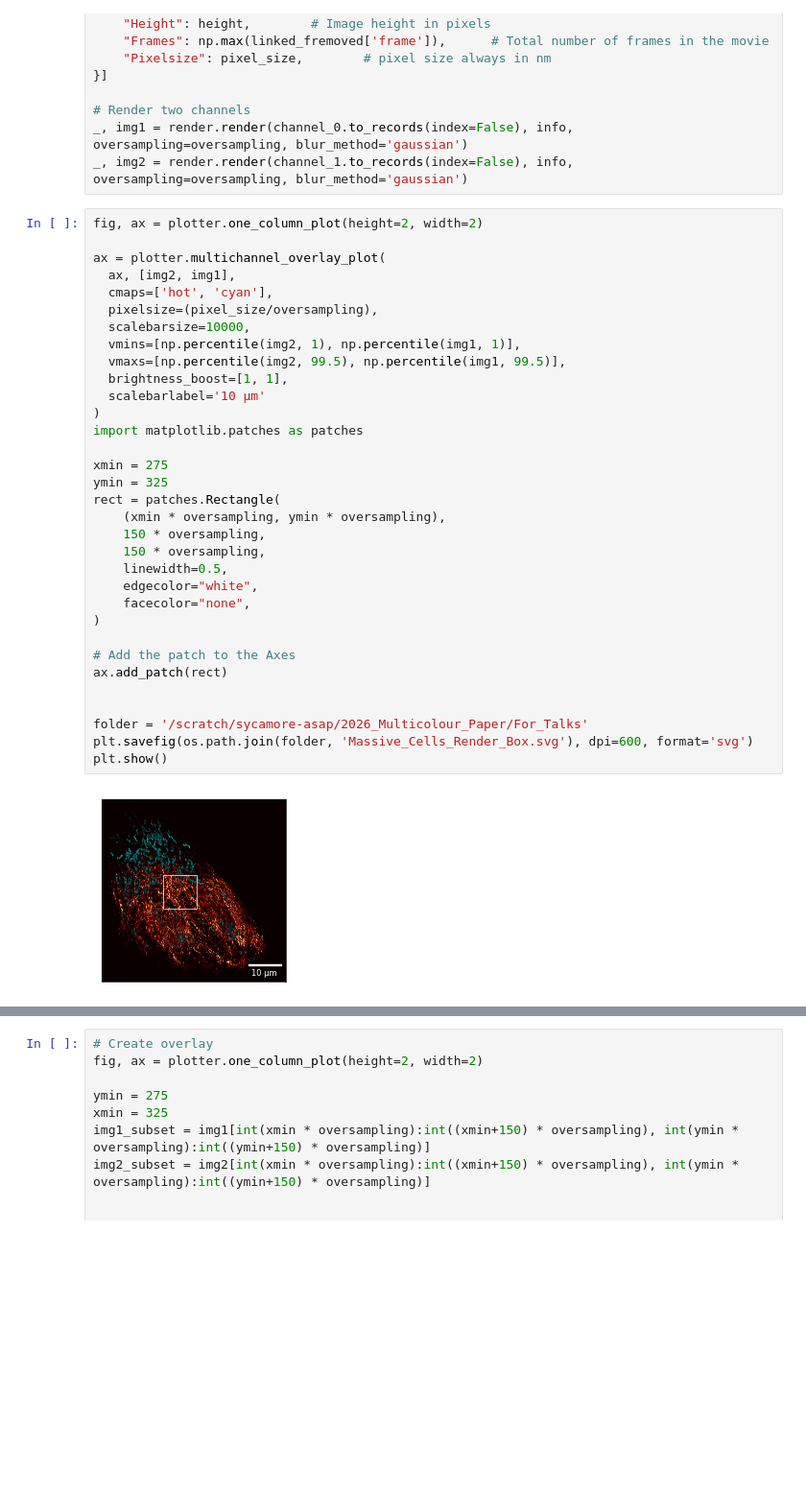
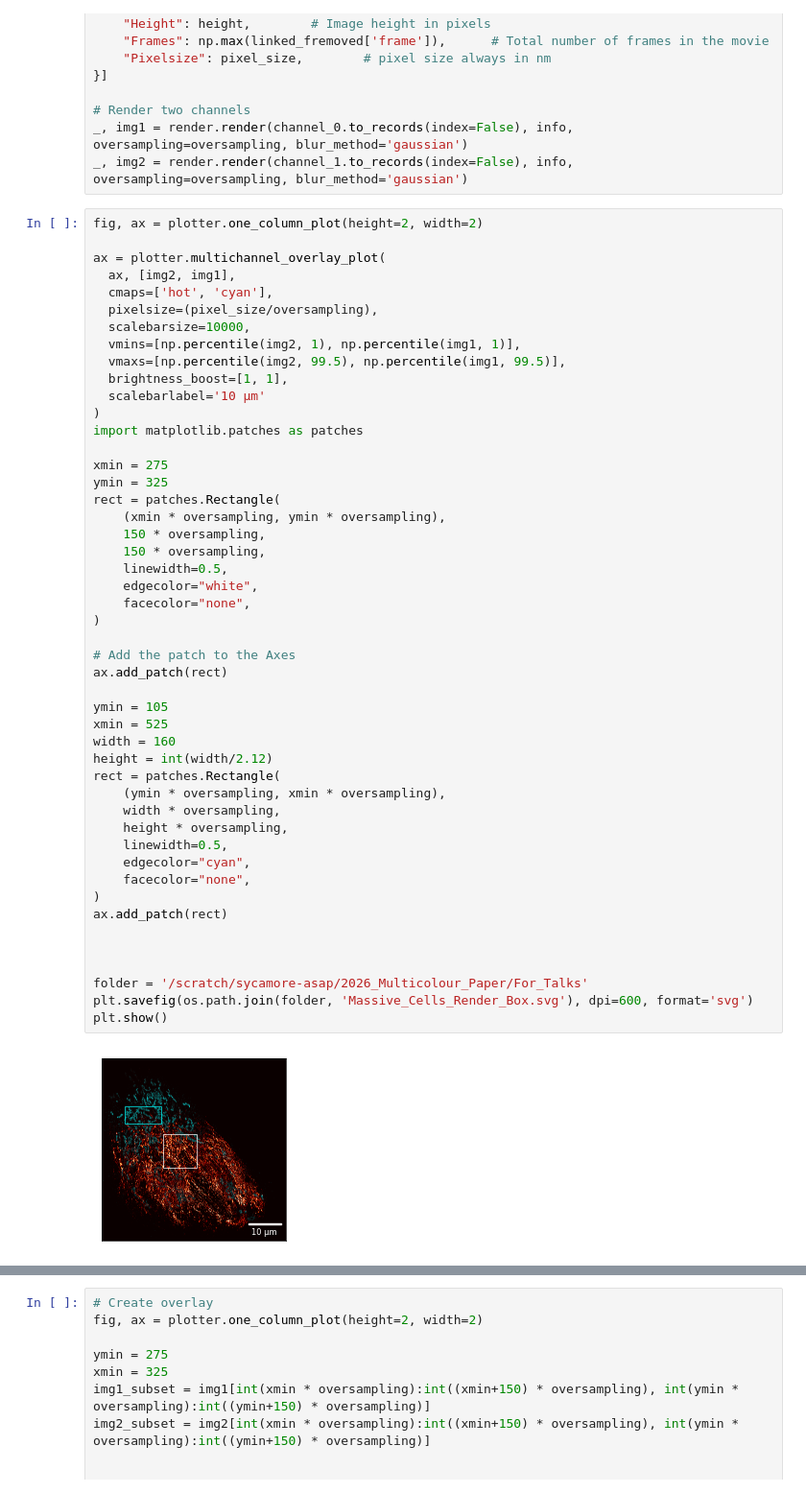
Before and after one commit to JBeckwith/pyS3M, a Jupyter notebook: notebooks/superres_dna_paint_cells/DNA_PAINT_Cells_PostAnalysis.ipynb, the cells around one changed output, grey strips where cells are left out. Shown at 96% size. Saved outputs shown, nothing was run; the diff lists cells and outputs as text; blank space fills up the shorter version.

```diff
--- a/notebooks/superres_dna_paint_cells/DNA_PAINT_Cells_PostAnalysis.ipynb
+++ b/notebooks/superres_dna_paint_cells/DNA_PAINT_Cells_PostAnalysis.ipynb
@@ -390,31 +390,46 @@ ax = plotter.multichannel_overlay_plot(
   ax, [img2, img1],
   cmaps=['hot', 'cyan'],
   pixelsize=(pixel_size/oversampling),
   scalebarsize=10000,
   vmins=[np.percentile(img2, 1), np.percentile(img1, 1)],
   vmaxs=[np.percentile(img2, 99.5), np.percentile(img1, 99.5)],
   brightness_boost=[1, 1],
   scalebarlabel='10 μm'
 )
 import matplotlib.patches as patches
 
 xmin = 275
 ymin = 325
 rect = patches.Rectangle(
     (xmin * oversampling, ymin * oversampling),
     150 * oversampling,
     150 * oversampling,
     linewidth=0.5,
     edgecolor="white",
     facecolor="none",
 )
 
 # Add the patch to the Axes
 ax.add_patch(rect)
 
+ymin = 105
+xmin = 525
+width = 160
+height = int(width/2.12)
+rect = patches.Rectangle(
+    (ymin * oversampling, xmin * oversampling),
+    width * oversampling,
+    height * oversampling,
+    linewidth=0.5,
+    edgecolor="cyan",
+    facecolor="none",
+)
+ax.add_patch(rect)
+
+
 
 folder = '/scratch/sycamore-asap/2026_Multicolour_Paper/For_Talks'
 plt.savefig(os.path.join(folder, 'Massive_Cells_Render_Box.svg'), dpi=600, format='svg')
 plt.show()
 # %% [output]
-[figure, old version]
+[figure, new version]
```
Also changed, not shown: parts of 2 cells of this notebook, 3 other files.
